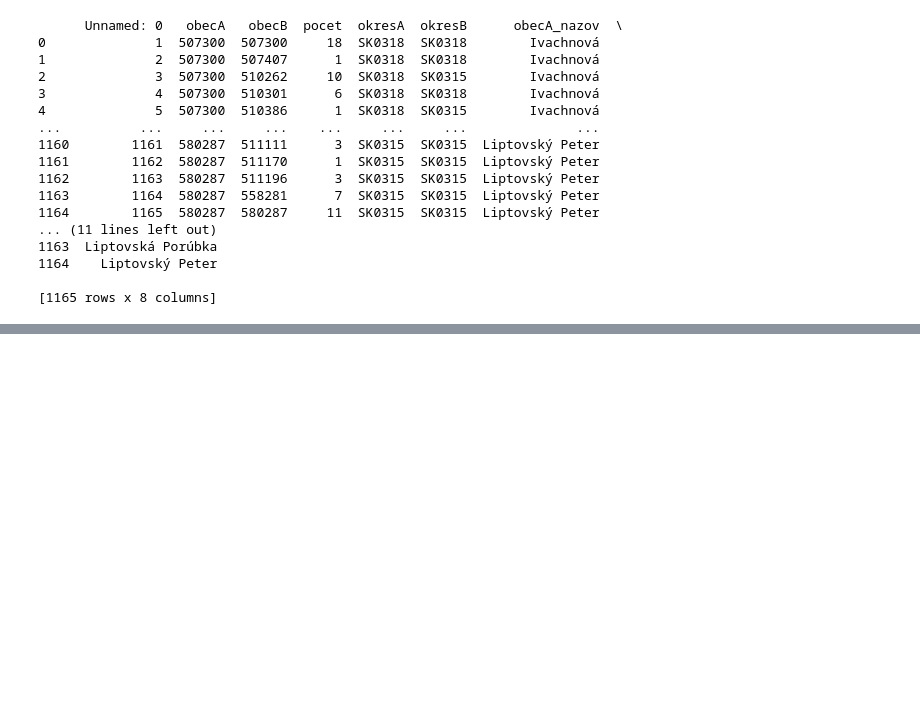
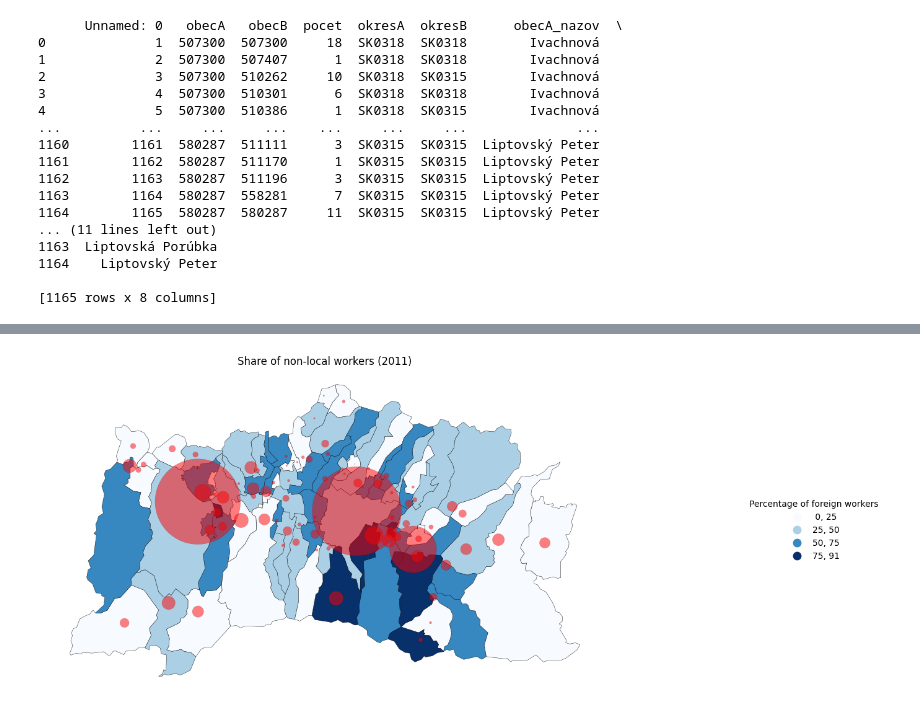
Before and after one commit to dbelohonov/maps_liptov, a Jupyter notebook: notebooks/comparison2.ipynb, the cells around one changed output, grey strips where cells are left out. Saved outputs shown, nothing was run; the diff lists cells and outputs as text; code cells hidden in the pictures; blank space fills up the shorter version.

```diff
--- a/notebooks/comparison2.ipynb
+++ b/notebooks/comparison2.ipynb
@@ -462,0 +522,88 @@ plt.show()
+# %%
+obce_gdf_11 = obce_gdf.merge(
+    table11,
+    left_on = "kod",
+    right_on = "obecB",
+    how = "left"
+).drop(columns = ["kod_obce", "okMesto", "kMesto", "IDN3", "NM3", "IDN2", "NM2", "NAZOVOBCE", "KODOBCE", "obyv"])
+independence_bins = [25, 50, 75]
+plt.figure(figsize = (11.69, 8.27))
+# tablemap01.plot(
+#     ax = plt.gca(),
+#     cmap = "blues",
+#     edgecolor = "black",
+#     linewidth = 0.3
+# )
+tablemap11.plot(
+    ax = plt.gca(),
+    column = "mimo_percent11",
+    cmap = "Blues",
+    legend = True,
+    edgecolor = "black",
+    linewidth = 0.3,
+    scheme = "user_defined",
+    classification_kwds = {"bins": independence_bins},
+    legend_kwds = {
+        "title": "Percentage of foreign workers",
+        "loc": "right",
+        "fmt": "{:.0f}",
+        "frameon": False,
+        "bbox_to_anchor": (1.5, 0.5)
+    }
+)
+obce_gdf.plot(
+    ax = plt.gca(),
+    color = "red",
+    markersize = obce_gdf_11["spolu11"],
+    alpha = 0.5,
+    edgecolor = "black",
+    linewidth = 0.1
+)
+
+# handles_i = [
+#     plt.Line2D(
+#         [0], [0],
+#         marker = "s",
+#         markersize = 10,
+#         linestyle = "None",
+#         color = color,
+#         # edgecolor = "black",
+#         label = ">50 per cent in municipality" if key else ">50 per cent outside municipality"
+#         )
+#         for key, color in color_dict_i.items()
+# ]
+# handles_i.append(
+#     plt.Line2D(
+#         [0], [0],
+#         marker = "",
+#         color = "white",
+#         markersize = 20,
+#         linestyle = "None",
+#         label = ""
+#     )
+# )
+# handles_i.append(
+#     plt.Line2D(
+#         [0], [0],
+#         marker = "o",
+#         color = "blue",
+#         alpha = 0.5,
+#         markersize = 20,
+#         linestyle = "None",
+#         label = "municipality (size represents amount of people\nworking in municipality)"
+#     )
+# )
+# plt.legend(
+#     handles = handles_i,
+#     title = "Do people commute outside of municipality",
+#     loc = "center left",
+#     bbox_to_anchor = (1, 0.5),
+#     frameon = False
+# )
+
+plt.title("Share of non-local workers (2011)")
+plt.axis(False)
+# plt.savefig("../result_maps/autonomy/LM_RK_autonomy_2011_binary.pdf", format = "pdf", dpi = 300, bbox_inches = "tight")
+plt.show()
+# %% [output]
+[figure, added]
```
Also changed, not shown: parts of 9 cells of this notebook, 9 other files.
